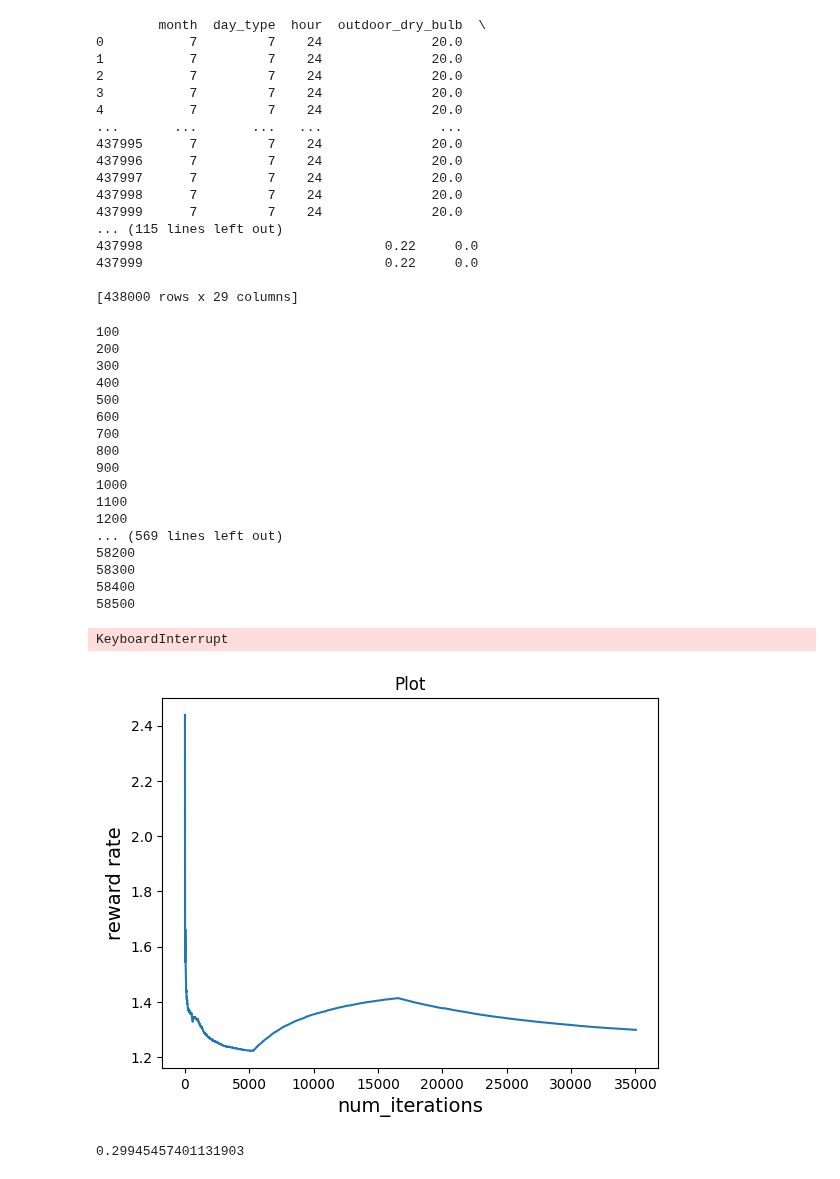
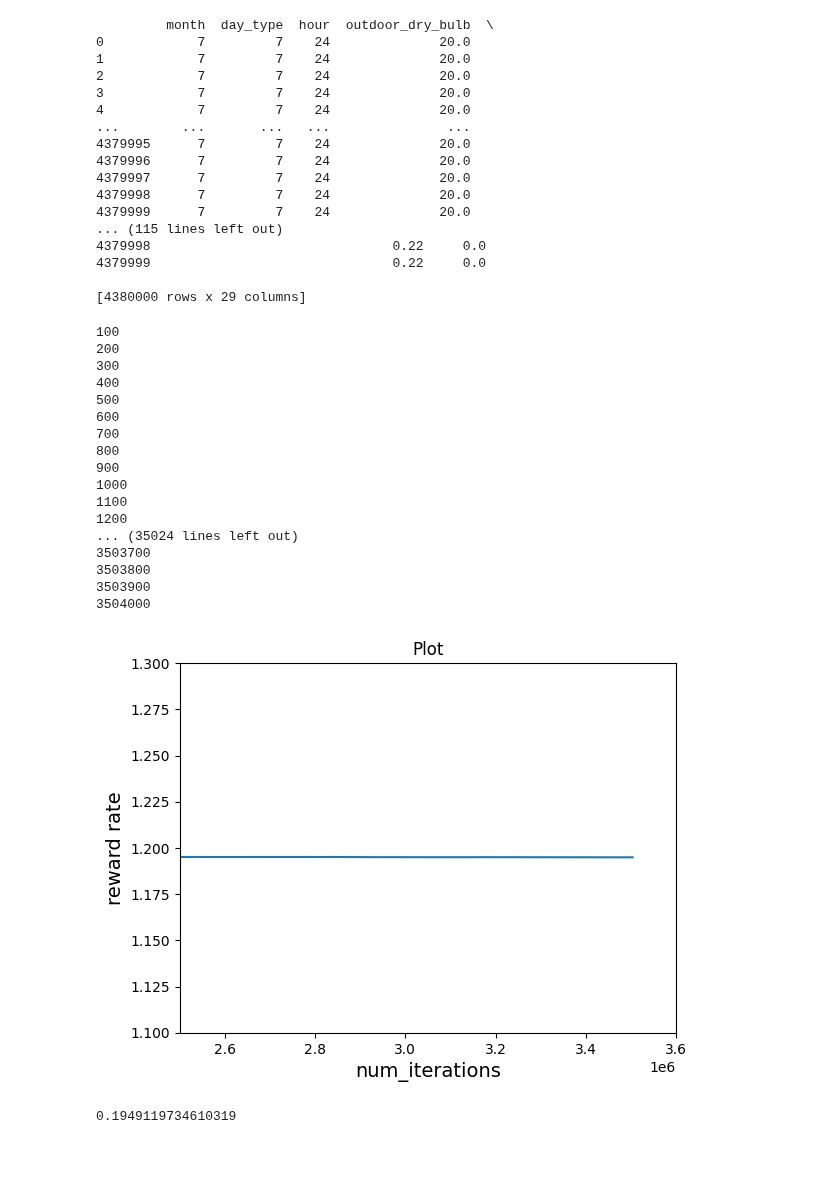
Before and after one commit to TeamEpochGithub/citylearn2022, a Jupyter notebook: vwmab/vwmab_notebook.ipynb, the cells around one changed output. Saved outputs shown, nothing was run; the diff lists cells and outputs as text; code cells hidden in the pictures.

```diff
--- a/vwmab/vwmab_notebook.ipynb
+++ b/vwmab/vwmab_notebook.ipynb
@@ -69,7 +69,7 @@ import vwmab
 context_path = osp.join(osp.dirname(vwmab.__file__), "context.csv")
 context = pd.read_csv(context_path)
 
-context = pd.concat([context] * 10, ignore_index=True)
+context = pd.concat([context] * 100, ignore_index=True)
 
 print(context)
 
@@ -130,23 +130,23 @@ for index, current_context in enumerate(X_train):
 
 vw.finish()
 # %% [output]
-        month  day_type  hour  outdoor_dry_bulb  \
-0           7         7    24              20.0
-1           7         7    24              20.0
-2           7         7    24              20.0
-3           7         7    24              20.0
-4           7         7    24              20.0
-...       ...       ...   ...               ...
-437995      7         7    24              20.0
-437996      7         7    24              20.0
-437997      7         7    24              20.0
-437998      7         7    24              20.0
-437999      7         7    24              20.0
+         month  day_type  hour  outdoor_dry_bulb  \
+0            7         7    24              20.0
+1            7         7    24              20.0
+2            7         7    24              20.0
+3            7         7    24              20.0
+4            7         7    24              20.0
+...        ...       ...   ...               ...
+4379995      7         7    24              20.0
+4379996      7         7    24              20.0
+4379997      7         7    24              20.0
+4379998      7         7    24              20.0
+4379999      7         7    24              20.0
 ... (115 lines left out)
-437998                               0.22     0.0
-437999                               0.22     0.0
+4379998                               0.22     0.0
+4379999                               0.22     0.0
 
-[438000 rows x 29 columns]
+[4380000 rows x 29 columns]
 100
 200
 300
@@ -159,22 +159,22 @@ vw.finish()
 1000
 1100
 1200
-... (569 lines left out)
-58200
-58300
-58400
-58500
+... (35024 lines left out)
+3503700
+3503800
+3503900
+3504000
-KeyboardInterrupt
 # %%
 plt.plot(range(1, iterations + 1), reward_rate)
 plt.xlabel("num_iterations", fontsize=14)
 plt.ylabel("reward rate", fontsize=14)
 plt.title("Plot")
-#plt.ylim([0, 1])
+plt.xlim([2.5e6, 3.6e6])
+plt.ylim([1.1, 1.3])
 
 plt.show()
 
 print(cost_sum / iterations)
 # %% [output]
-[figure, old version]
+[figure, new version]
-0.29945457401131903
+0.1949119734610319
```
Also changed, not shown: 2 other files.
